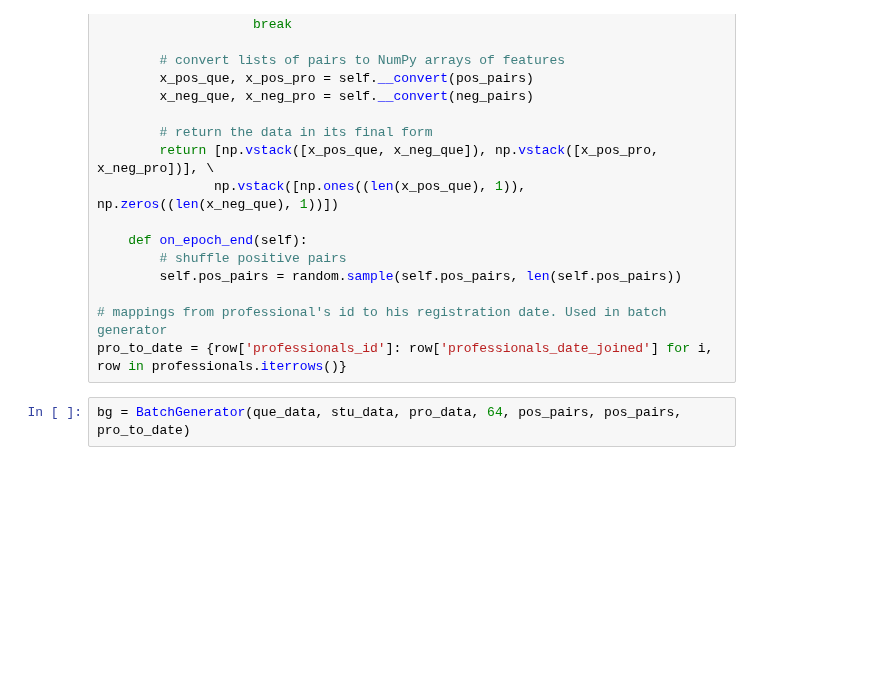
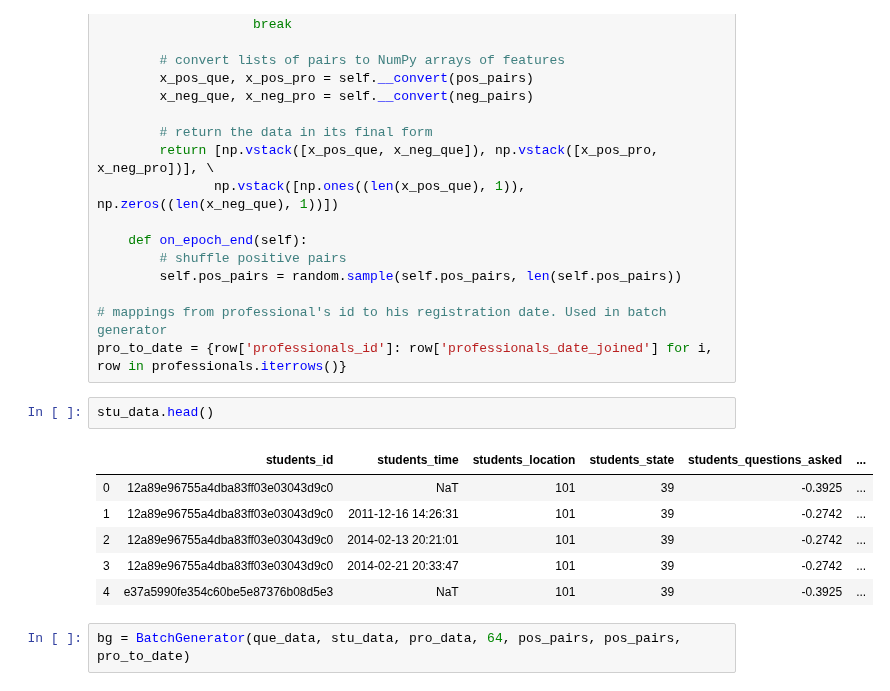
Before and after one commit to sbouslama/udacity_dataScientist_NANODegree, a Jupyter notebook: Recommendation/careerVillageEDA.ipynb, the cells around one changed output. Saved outputs shown, nothing was run; the diff lists cells and outputs as text; blank space fills up the shorter version.

```diff
--- a/Recommendation/careerVillageEDA.ipynb
+++ b/Recommendation/careerVillageEDA.ipynb
@@ -1026,6 +1026,15 @@ class BatchGenerator(keras.utils.Sequence):
 
 # mappings from professional's id to his registration date. Used in batch generator
 pro_to_date = {row['professionals_id']: row['professionals_date_joined'] for i, row in professionals.iterrows()}
+# %%
+stu_data.head()
+# %% [output]
+|  | students_id | students_time | students_location | students_state | students_questions_asked | ... |
+| 0 | 12a89e96755a4dba83ff03e03043d9c0 | NaT | 101 | 39 | -0.3925 | ... |
+| 1 | 12a89e96755a4dba83ff03e03043d9c0 | 2011-12-16 14:26:31 | 101 | 39 | -0.2742 | ... |
+| 2 | 12a89e96755a4dba83ff03e03043d9c0 | 2014-02-13 20:21:01 | 101 | 39 | -0.2742 | ... |
+| 3 | 12a89e96755a4dba83ff03e03043d9c0 | 2014-02-21 20:33:47 | 101 | 39 | -0.2742 | ... |
+| 4 | e37a5990fe354c60be5e87376b08d5e3 | NaT | 101 | 39 | -0.3925 | ... |
 # %%
 bg = BatchGenerator(que_data, stu_data, pro_data, 64, pos_pairs, pos_pairs, pro_to_date)
 # %%
```
Also changed, not shown: parts of 5 cells of this notebook.
